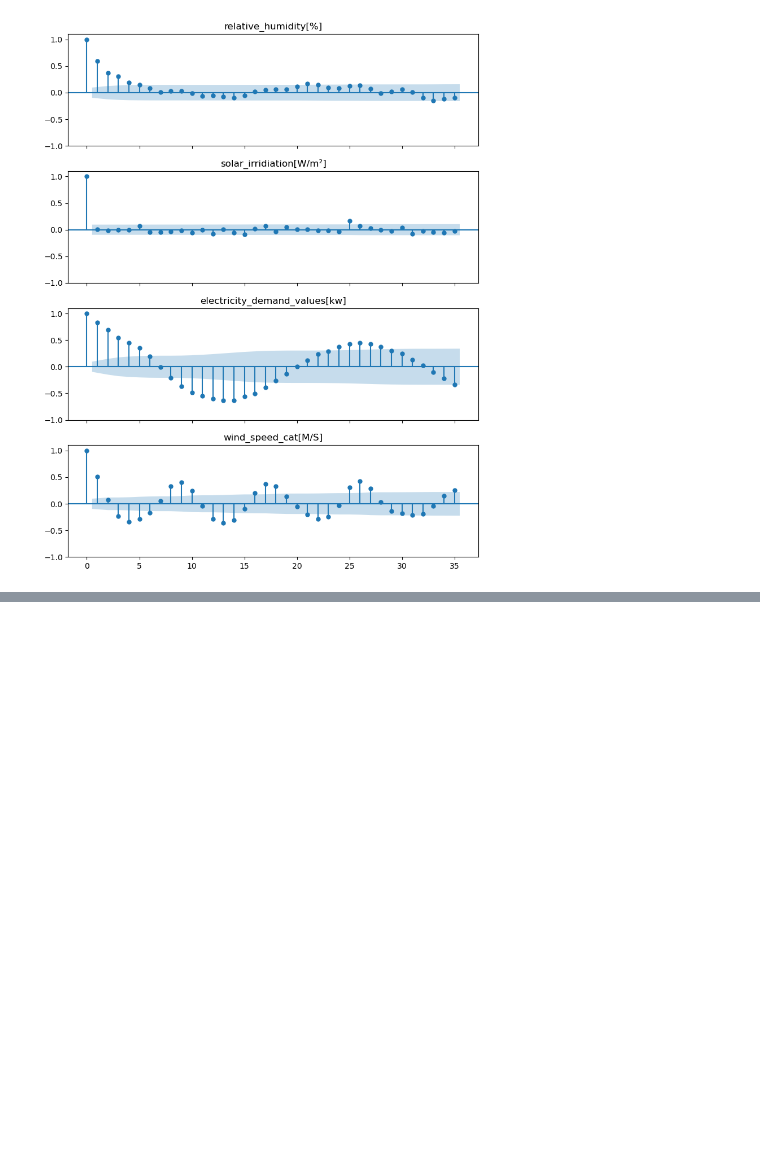
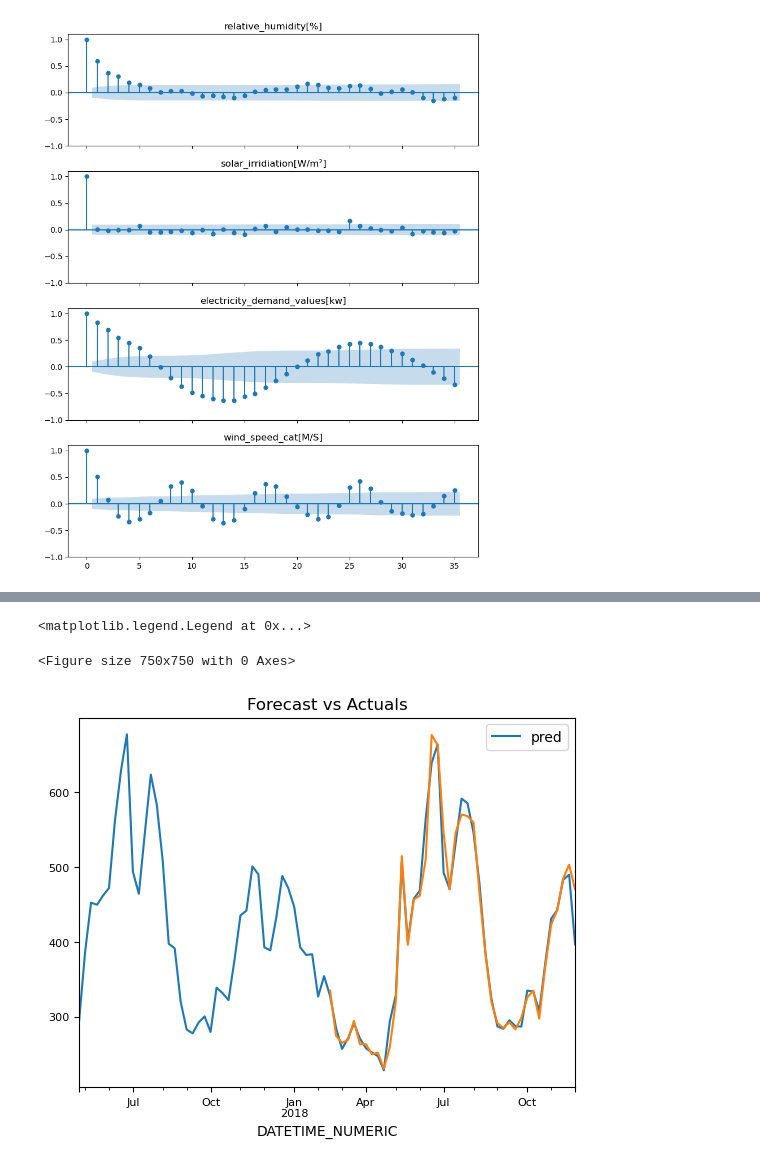
Before and after one commit to i-terzic/predicting-energy-consumption-based-on-weather-data, a Jupyter notebook: VAR.ipynb, the cells around one changed output, grey strips where cells are left out. Drawn from its saved outputs; the diff is of its cells as text; code cells hidden in the pictures; blank space fills up the shorter version.

```diff
--- a/VAR.ipynb
+++ b/VAR.ipynb
@@ -199,0 +172,19 @@ results
+# %%
+items = list(df_elec_data.columns)
+
+
+forecaster_ms = ForecasterAutoreg(
+    regressor         = RandomForestRegressor(random_state=42),
+    lags              = 72,
+)
+
+single_series_mae, predictions_ss = backtesting_forecaster(
+                                       forecaster         = forecaster_ms,
+                                       y                  = df_elec_data["electricity_demand_values[kw]"],
+                                       steps              = 7,
+                                       metric             = 'mean_absolute_percentage_error',
+                                       initial_train_size = len(df_elec_train) + len(df_elec_validate),
+                                       refit              = False,
+                                       fixed_train_size   = False,
+                                       verbose            = False,
+                                       show_progress      = True )
@@ -199,0 +206,8 @@ results
+# %%
+# plotting forecast vs actuals
+fig = plt.figure(dpi=150, figsize=(5,5))
+predictions_ss.plot(label="Forecasted")
+df_elec_test["electricity_demand_values[kw]"][-len(df_elec_validate):].plot(label="Actual", fontsize=8)
+plt.title("Forecast vs Actuals", fontsize=12)
+fig.legend(loc='upper left', fontsize=8)
+# %% [output]
@@ -199,0 +215,3 @@ results
+<matplotlib.legend.Legend at 0x...>
+<Figure size 750x750 with 0 Axes>
+[figure, added]
```
Also changed, not shown: parts of 20 cells of this notebook, 1 other file.
